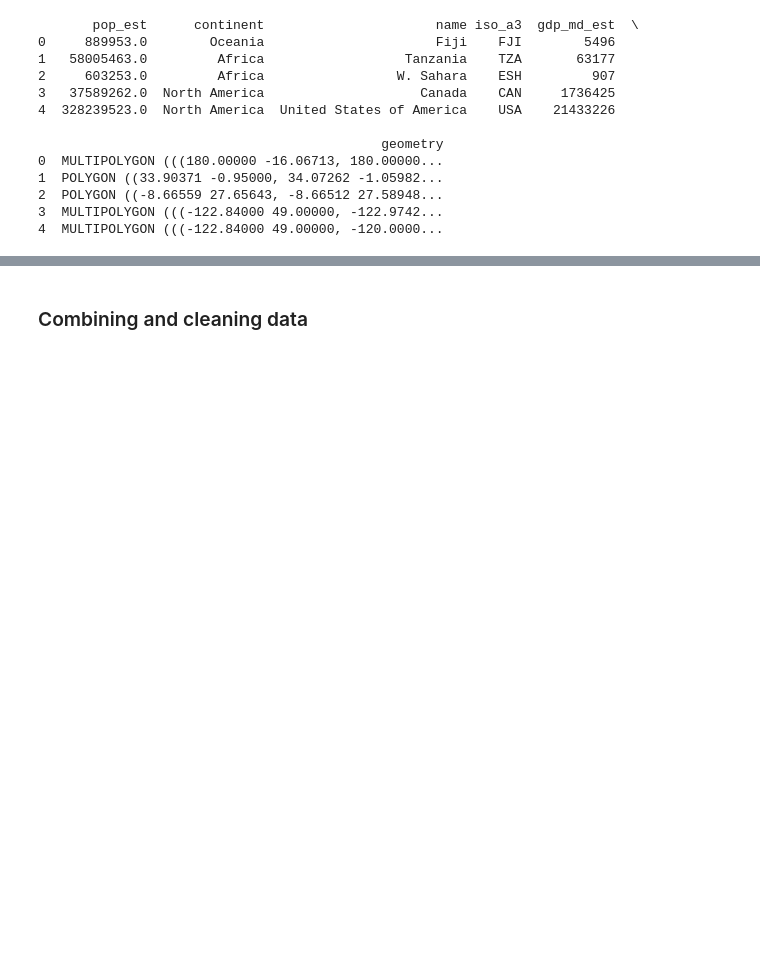
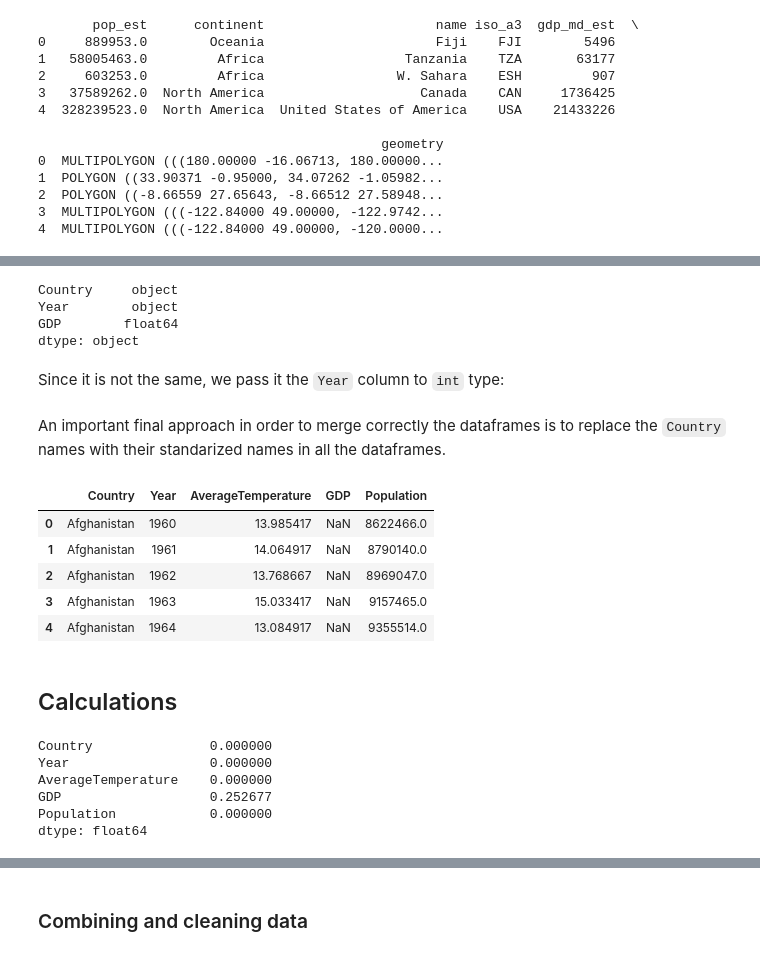
Before and after one commit to ArisMei/Beg-python-project, a Jupyter notebook: analysis/project-notebook-12.ipynb, the cells around one changed output, grey strips where cells are left out. Drawn from its saved outputs; the diff is of its cells as text; code cells hidden in the pictures; blank space fills up the shorter version.

```diff
--- a/analysis/project-notebook-12.ipynb
+++ b/analysis/project-notebook-12.ipynb
@@ -183,0 +197,15 @@ print(world.head())
+# %%
+df_gdp.dtypes
+# %% [output]
+Country     object
+Year        object
+GDP        float64
+dtype: object
+# %% [markdown]
+Since it is not the same, we pass it the `Year` column to `int` type:
+# %%
+# Replace inconsisten year types with their standardized types in both dataframes
+df_year_temp['Year'] = df_year_temp['Year'].astype(str)
+df_gdp['Year'] = df_gdp['Year'].astype(str)
+# %% [markdown]
+An important final approach in order to merge correctly the dataframes is to replace the `Country` names with their standarized names in all the dataframes.
@@ -183,0 +216,11 @@ print(world.head())
+# %%
+df_merged = df_year_temp.merge(df_gdp, on=['Country', 'Year'], how='inner') # Merge the two dataframes
+df_merged = df_merged.merge(df_pop, on=['Country', 'Year'], how='inner')
+df_merged.head()
+# %% [output]
+|  | Country | Year | AverageTemperature | GDP | Population |
+| 0 | Afghanistan | 1960 | 13.985417 | NaN | 8622466.0 |
+| 1 | Afghanistan | 1961 | 14.064917 | NaN | 8790140.0 |
+| 2 | Afghanistan | 1962 | 13.768667 | NaN | 8969047.0 |
+| 3 | Afghanistan | 1963 | 15.033417 | NaN | 9157465.0 |
+| 4 | Afghanistan | 1964 | 13.084917 | NaN | 9355514.0 |
@@ -183,0 +230,12 @@ print(world.head())
+# %% [markdown]
+## Calculations
+# %%
+# Lets study the percentage of missing values
+df_merged.isnull().sum()/len(df_merged)
+# %% [output]
+Country               0.000000
+Year                  0.000000
+AverageTemperature    0.000000
+GDP                   0.252677
+Population            0.000000
+dtype: float64
```
Also changed, not shown: parts of 23 cells of this notebook, 4 other files.
